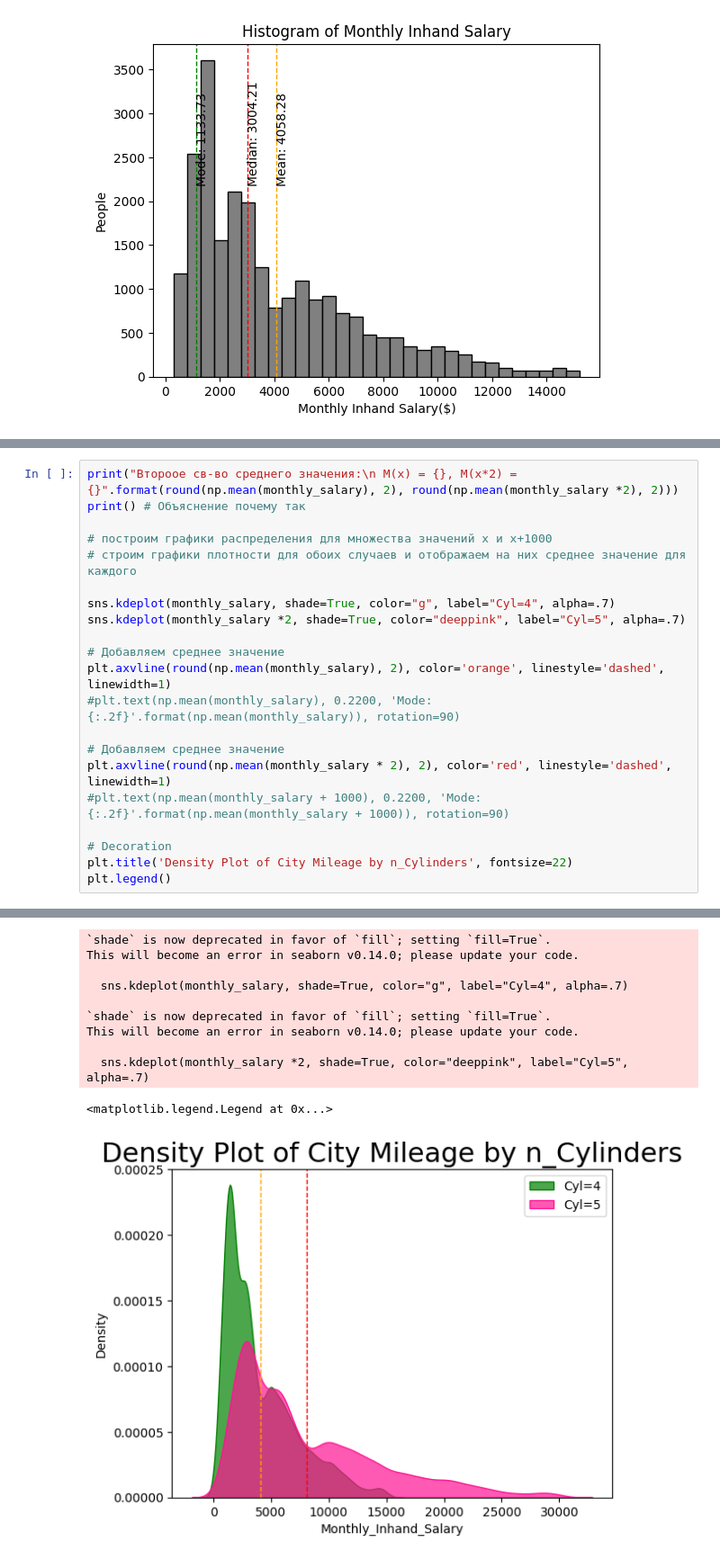
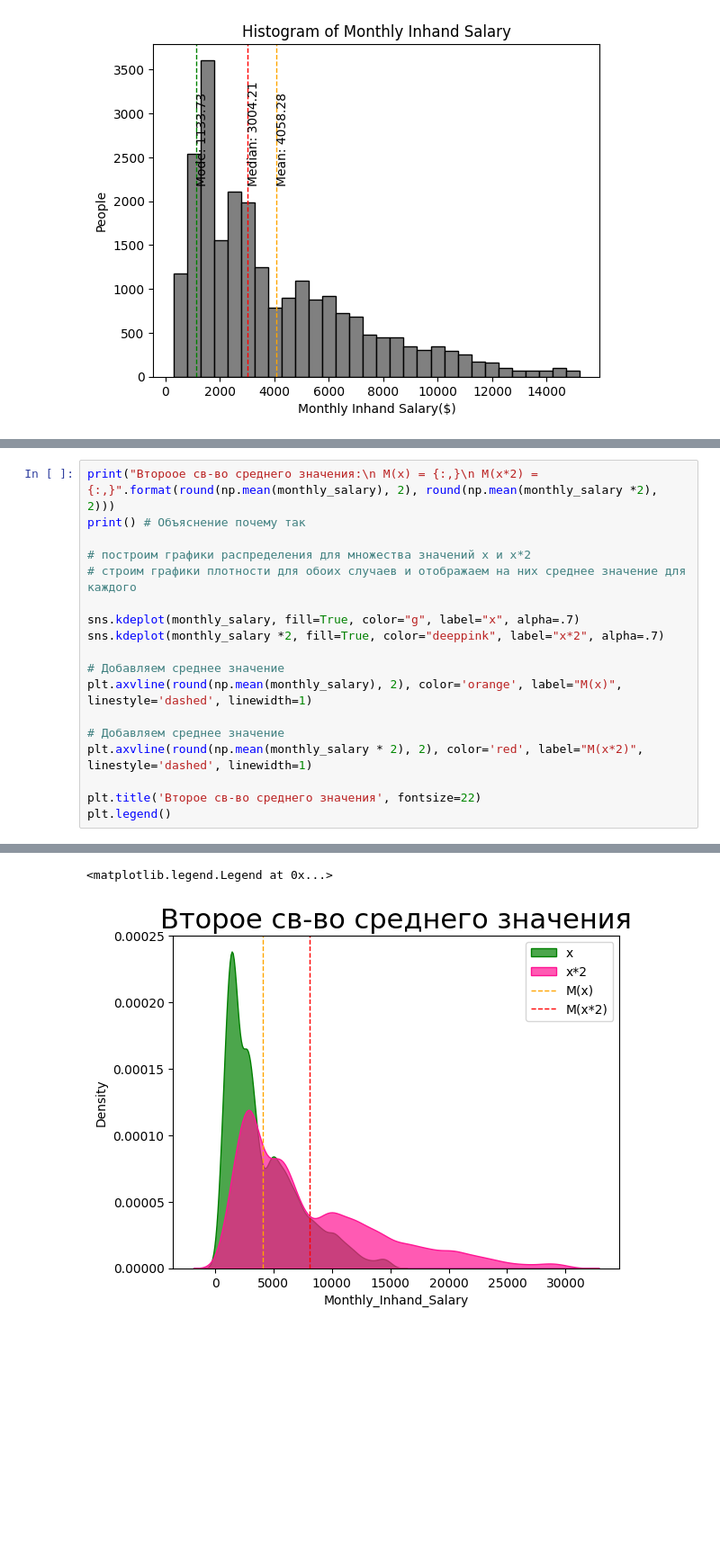
Before and after one commit to AndMarina/analyste_project, a Jupyter notebook: math_statistic_basic/introduction.ipynb, the cells around one changed output, grey strips where cells are left out. Shown at 90% size. Drawn from its saved outputs; the diff is of its cells as text; blank space fills up the shorter version.

```diff
--- a/math_statistic_basic/introduction.ipynb
+++ b/math_statistic_basic/introduction.ipynb
@@ -325,23 +325,20 @@ __График плотности__
 # %%
-print("Второое св-во среднего значения:\n M(x) = {}, M(x*2) = {}".format(round(np.mean(monthly_salary), 2), round(np.mean(monthly_salary *2), 2)))
+print("Второое св-во среднего значения:\n M(x) = {:,}\n M(x*2) = {:,}".format(round(np.mean(monthly_salary), 2), round(np.mean(monthly_salary *2), 2)))
 print() # Объяснение почему так
 
-# построим графики распределения для множества значений x и x+1000
+# построим графики распределения для множества значений x и x*2
 # строим графики плотности для обоих случаев и отображаем на них среднее значение для каждого
 
-sns.kdeplot(monthly_salary, shade=True, color="g", label="Cyl=4", alpha=.7)
-sns.kdeplot(monthly_salary *2, shade=True, color="deeppink", label="Cyl=5", alpha=.7)
+sns.kdeplot(monthly_salary, fill=True, color="g", label="x", alpha=.7)
+sns.kdeplot(monthly_salary *2, fill=True, color="deeppink", label="x*2", alpha=.7)
 
 # Добавляем среднее значение
-plt.axvline(round(np.mean(monthly_salary), 2), color='orange', linestyle='dashed', linewidth=1)
-#plt.text(np.mean(monthly_salary), 0.2200, 'Mode: {:.2f}'.format(np.mean(monthly_salary)), rotation=90)
+plt.axvline(round(np.mean(monthly_salary), 2), color='orange', label="M(x)", linestyle='dashed', linewidth=1)
 
 # Добавляем среднее значение
-plt.axvline(round(np.mean(monthly_salary * 2), 2), color='red', linestyle='dashed', linewidth=1)
-#plt.text(np.mean(monthly_salary + 1000), 0.2200, 'Mode: {:.2f}'.format(np.mean(monthly_salary + 1000)), rotation=90)
+plt.axvline(round(np.mean(monthly_salary * 2), 2), color='red', label="M(x*2)", linestyle='dashed', linewidth=1)
 
-# Decoration
-plt.title('Density Plot of City Mileage by n_Cylinders', fontsize=22)
+plt.title('Второе св-во среднего значения', fontsize=22)
 plt.legend()
 # %% [output]
 Второое св-во среднего значения:
@@ -349,13 +347,4 @@ plt.legend()
-`shade` is now deprecated in favor of `fill`; setting `fill=True`.
-This will become an error in seaborn v0.14.0; please update your code.
-
-  sns.kdeplot(monthly_salary, shade=True, color="g", label="Cyl=4", alpha=.7)
-
-`shade` is now deprecated in favor of `fill`; setting `fill=True`.
-This will become an error in seaborn v0.14.0; please update your code.
-
-  sns.kdeplot(monthly_salary *2, shade=True, color="deeppink", label="Cyl=5", alpha=.7)
+<matplotlib.legend.Legend at 0x...>
-<matplotlib.legend.Legend at 0x...>
-[figure, old version]
+[figure, new version]
 # %%
 # Третий признак
```
Also changed, not shown: parts of 28 cells of this notebook.
